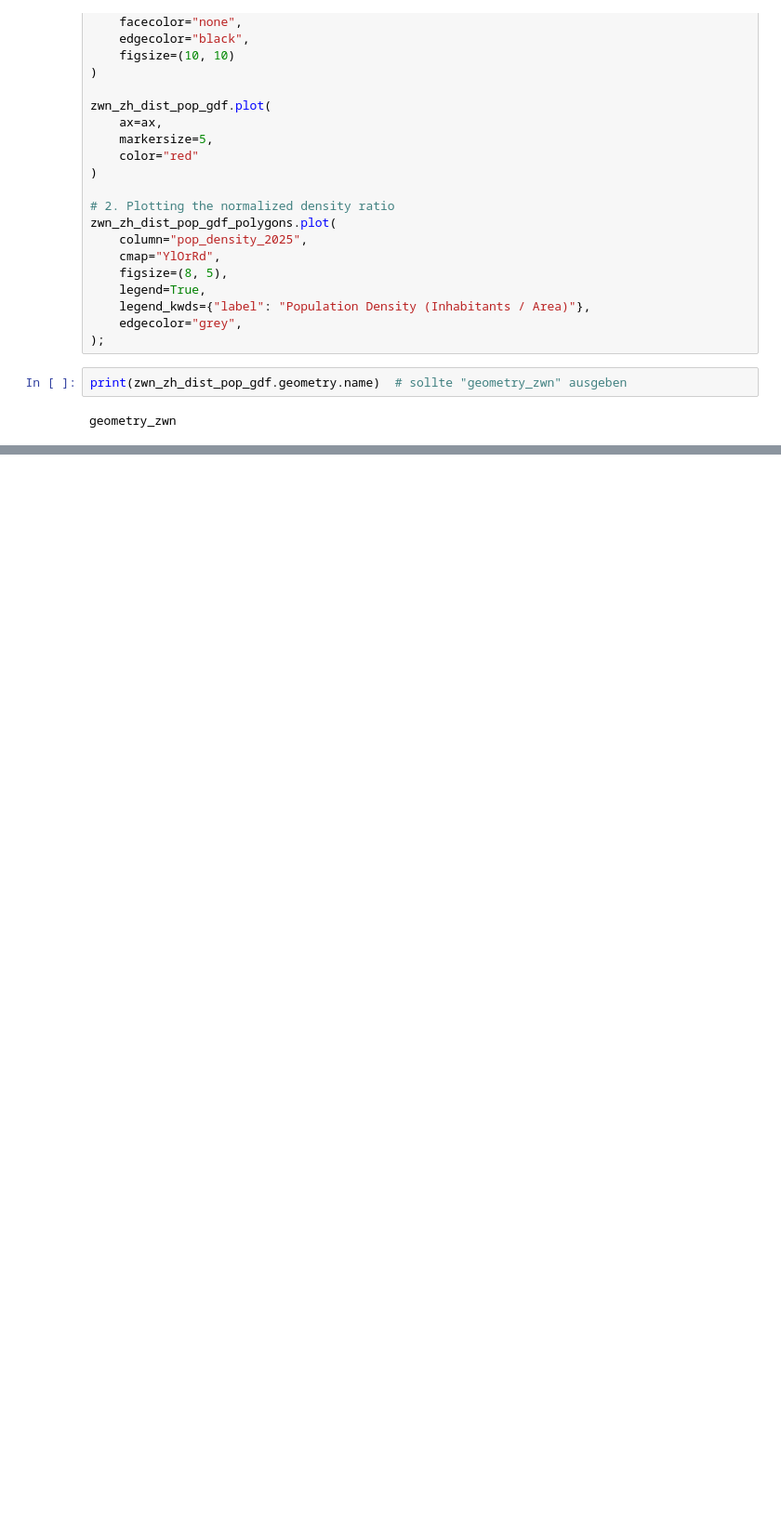
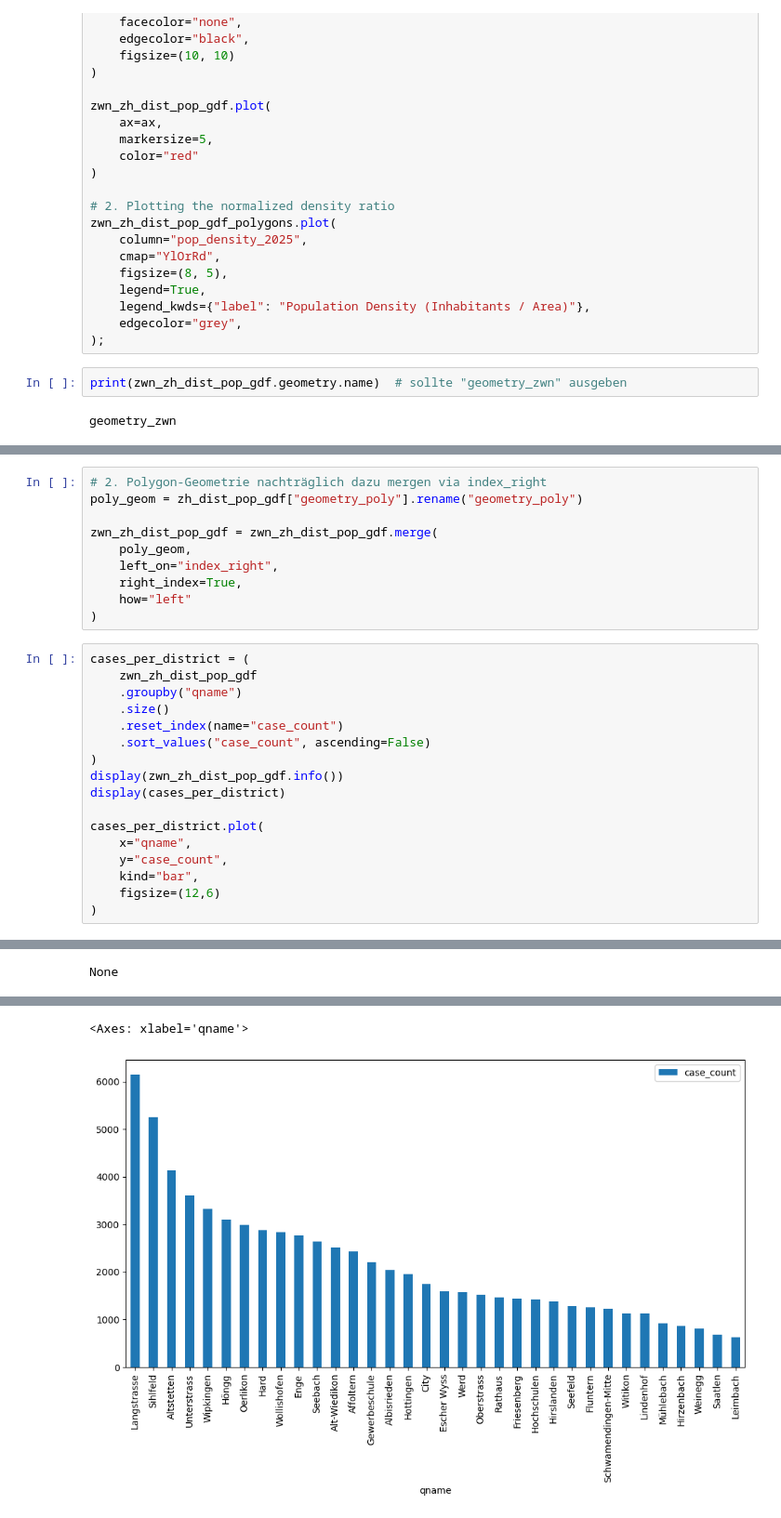
Before and after one commit to ChristophUZH/sds210-final-project, a Jupyter notebook: notebooks/Test.ipynb, the cells around one changed output, grey strips where cells are left out. Shown at 93% size. Cells and saved outputs as stored; diff of their text form; blank space fills up the shorter version.

Commit message:
Add visualization of cases per distict

```diff
--- a/notebooks/Test.ipynb
+++ b/notebooks/Test.ipynb
@@ -64,0 +90,28 @@ geometry_zwn
+# %%
+# 2. Polygon-Geometrie nachträglich dazu mergen via index_right
+poly_geom = zh_dist_pop_gdf["geometry_poly"].rename("geometry_poly")
+
+zwn_zh_dist_pop_gdf = zwn_zh_dist_pop_gdf.merge(
+    poly_geom,
+    left_on="index_right",
+    right_index=True,
+    how="left"
+)
+# %%
+cases_per_district = (
+    zwn_zh_dist_pop_gdf
+    .groupby("qname")
+    .size()
+    .reset_index(name="case_count")
+    .sort_values("case_count", ascending=False)
+)
+display(zwn_zh_dist_pop_gdf.info())
+display(cases_per_district)
+
+cases_per_district.plot(
+    x="qname",
+    y="case_count",
+    kind="bar",
+    figsize=(12,6)
+)
+# %% [output]
@@ -64,0 +135 @@ geometry_zwn
+None
@@ -64,0 +153,2 @@ geometry_zwn
+<Axes: xlabel='qname'>
+[figure, added]
```
Also changed, not shown: parts of 3 cells of this notebook, 2 other files.
